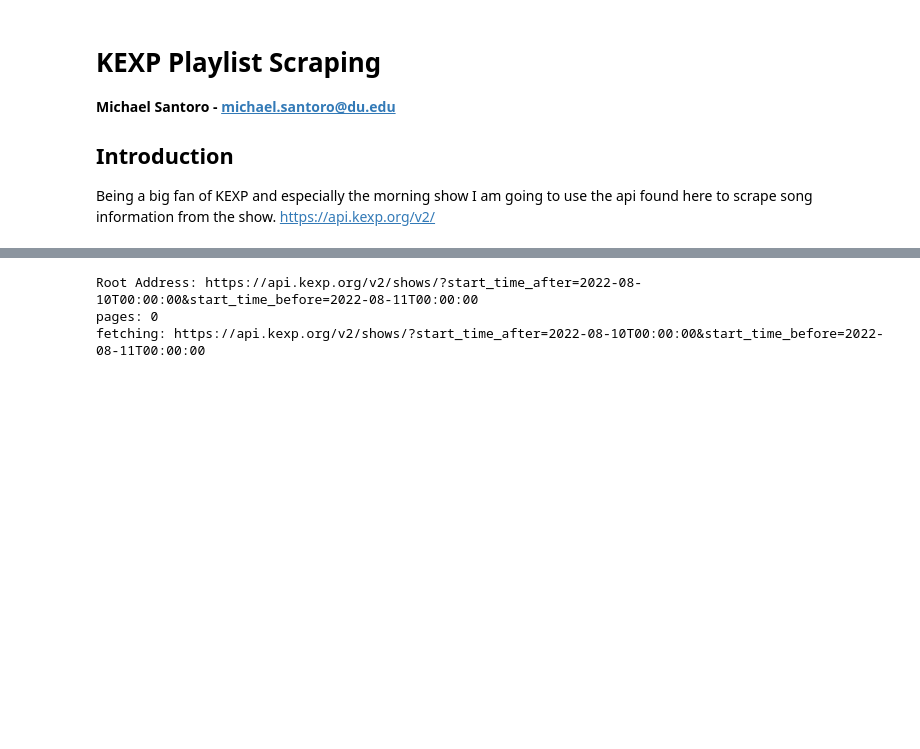
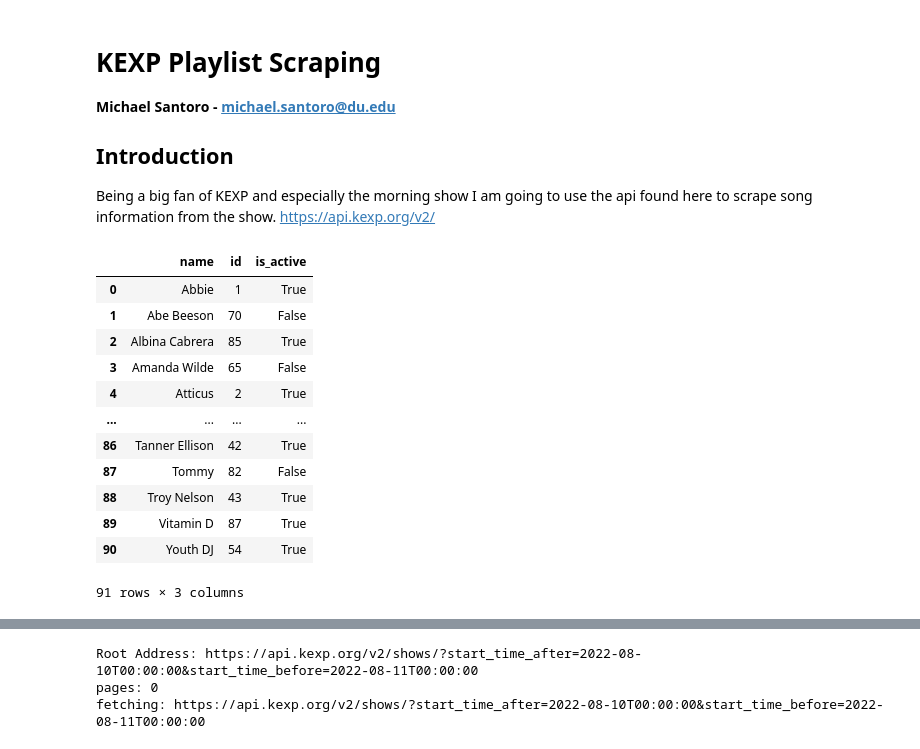
Before and after one commit to Michael-Santoro/kexpPlaylist, a Jupyter notebook: kexpToolsTest.ipynb, the cells around one changed output, grey strips where cells are left out. Drawn from its saved outputs; the diff is of its cells as text; code cells hidden in the pictures; blank space fills up the shorter version.

```diff
--- a/kexpToolsTest.ipynb
+++ b/kexpToolsTest.ipynb
@@ -9,3 +9,19 @@ import pandas as pd
 from kexpTools import kexp
 # %%
 kexp = kexp()
+# %%
+kexp.hosts
+# %% [output]
+|  | name | id | is_active |
+| 0 | Abbie | 1 | True |
+| 1 | Abe Beeson | 70 | False |
+| 2 | Albina Cabrera | 85 | True |
+| 3 | Amanda Wilde | 65 | False |
+| 4 | Atticus | 2 | True |
+| ... | ... | ... | ... |
+| 86 | Tanner Ellison | 42 | True |
+| 87 | Tommy | 82 | False |
+| 88 | Troy Nelson | 43 | True |
+| 89 | Vitamin D | 87 | True |
+| 90 | Youth DJ | 54 | True |
+91 rows × 3 columns
```
Also changed, not shown: parts of 9 cells of this notebook, 5 other files.
